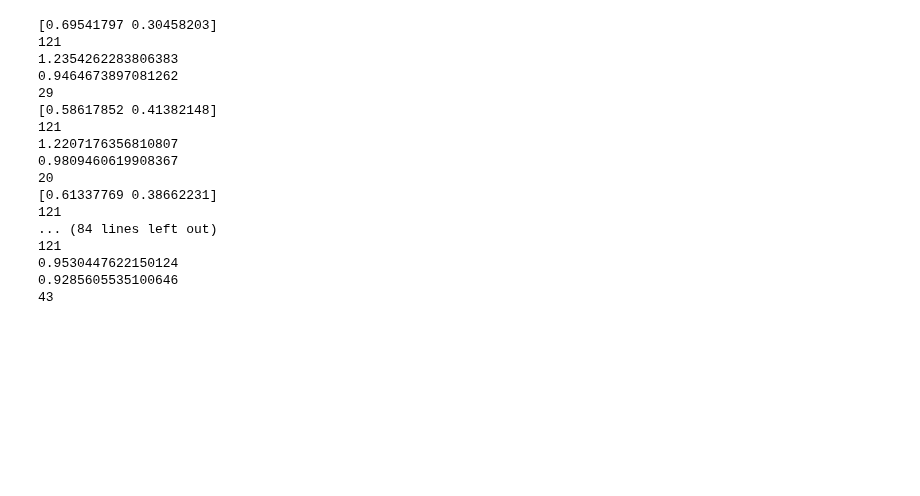
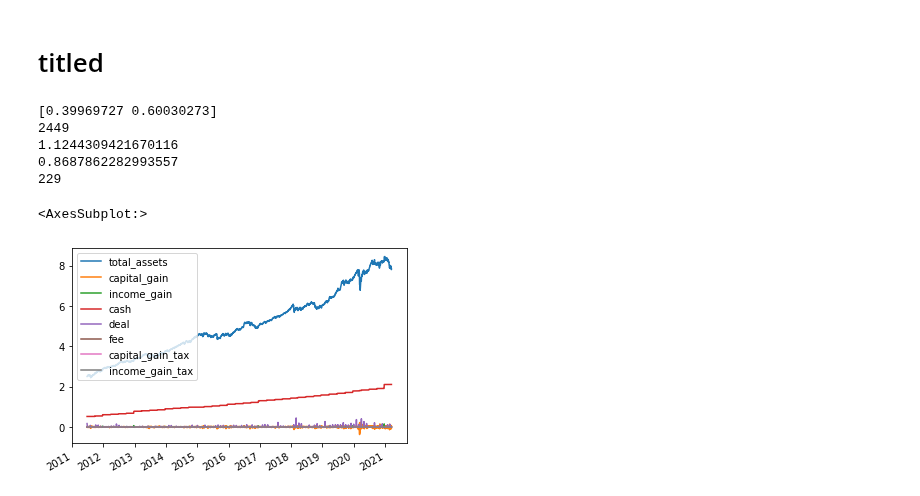
Before and after one commit to sonesuke/mypo, a Jupyter notebook: docs/tutorial/tutorial.ipynb, the cells around one changed output. Drawn from its saved outputs; the diff is of its cells as text; code cells hidden in the pictures; blank space fills up the shorter version.

```diff
--- a/docs/tutorial/tutorial.ipynb
+++ b/docs/tutorial/tutorial.ipynb
@@ -4 +1,4 @@ titled
+# %% [markdown]
+titled
+=====
 # %%
@@ -17,38 +17,27 @@ trains, validations = split_n_periods(market, n = 20, train_span=200)
 # %%
-for train, validation in zip(trains, validations):
-    optimizer = MinimumVarianceOptimizer()
-    optimizer.optimize(train)
+optimizer = MinimumVarianceOptimizer()
+runner = Runner(
+    assets=[1.2, 0.8],
+    rebalancer=MonthlyRebalancer(optimizer=optimizer, do_re_optimize=True),
+    cash=0.5
+)
 
-    runner = Runner(
-        assets=[1.2, 0.8],
-        rebalancer=MonthlyRebalancer(optimizer=optimizer),
-        cash=0.5,
-    )
-
-    runner.run(
-        market=validation
-    )
-    report = runner.report()
-    print(optimizer.get_weights())
-    print(yearly_total_return(report))
-    print(max_drawdown(report))
-    print(max_drawdown_span(report))
+runner.run(
+    market=market,
+    train_span=200
+)
+report = runner.report()
+print(optimizer.get_weights())
+print(yearly_total_return(report))
+print(max_drawdown(report))
+print(max_drawdown_span(report))
+report.plot()
 # %% [output]
-[0.69541797 0.30458203]
-121
-1.2354262283806383
-0.9464673897081262
-29
-[0.58617852 0.41382148]
-121
-1.2207176356810807
-0.9809460619908367
-20
-[0.61337769 0.38662231]
-121
-... (84 lines left out)
-121
-0.9530447622150124
-0.9285605535100646
-43
+[0.39969727 0.60030273]
+2449
+1.1244309421670116
+0.8687862282993557
+229
+<AxesSubplot:>
+[figure, added]
 # %%
```
Also changed, not shown: parts of 5 cells of this notebook, 7 other files.
